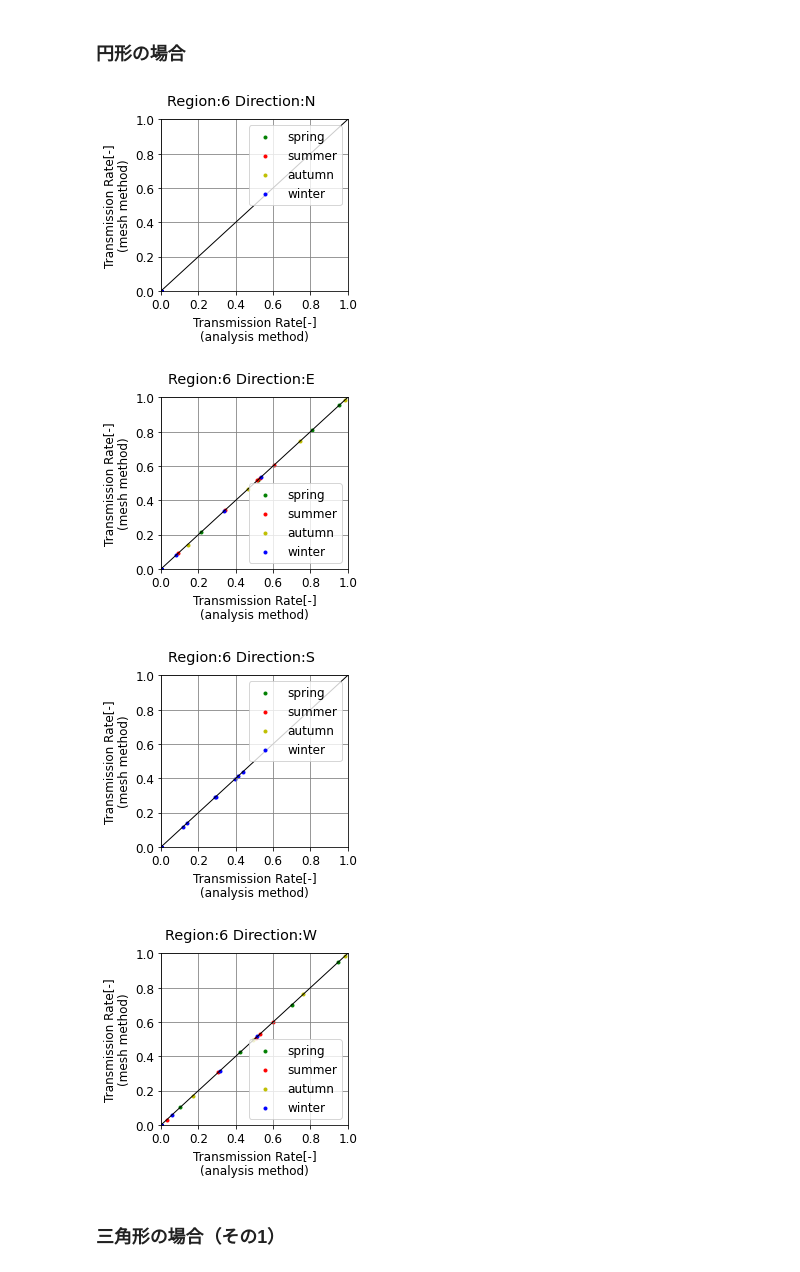
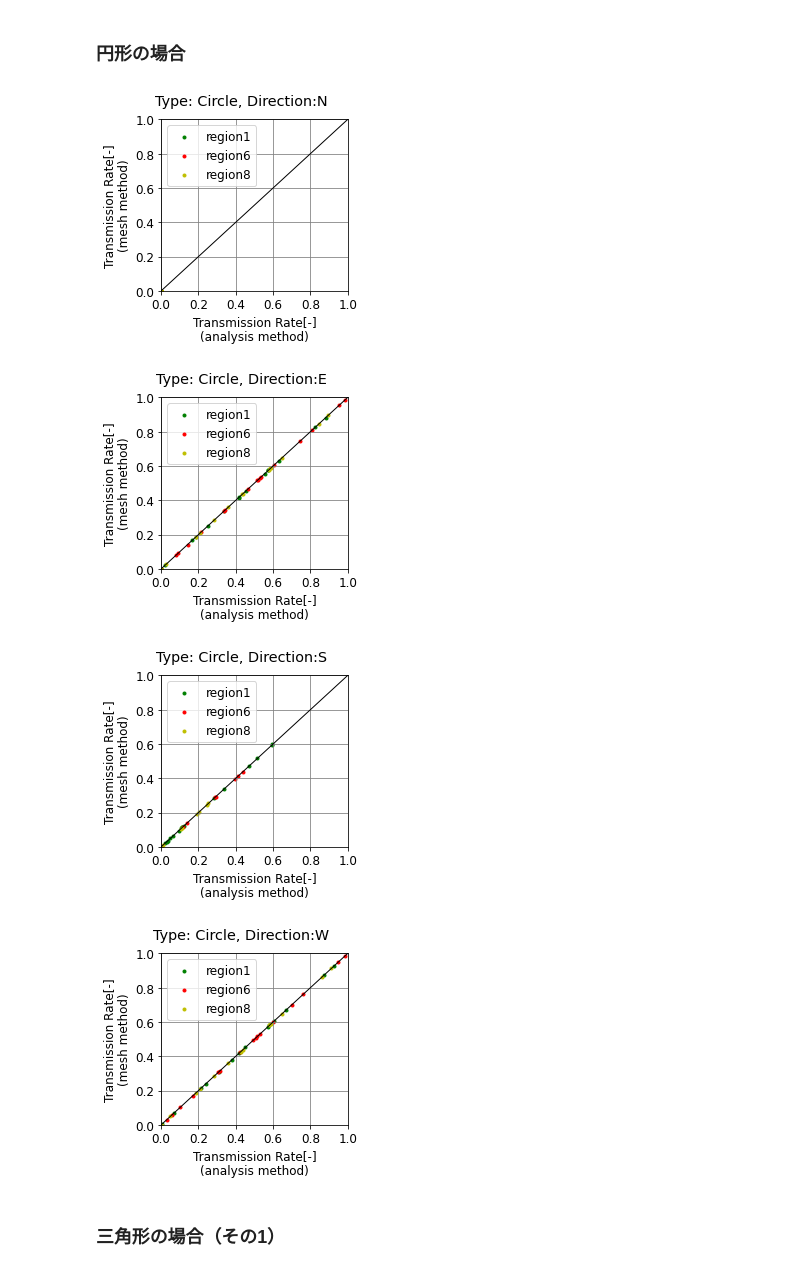
Before and after one commit to BRI-EES-House/03_hana_block, a Jupyter notebook: hana_block_compare_calc_mode.ipynb, the cells around one changed output. Drawn from its saved outputs; the diff is of its cells as text; code cells hidden in the pictures.

```diff
--- a/hana_block_compare_calc_mode.ipynb
+++ b/hana_block_compare_calc_mode.ipynb
@@ -125,18 +121,12 @@ case_name = '01'
 # 方位ループ
 for direction in directions.keys():
 
-    # CSVファイルを読み込む（真値）
-    file_name = 'result' + '/' + calc_mode_x + '_case' + case_name + '_' + 'region' + str(region) + '_' + direction
-    df_x = pd.read_csv(file_name + '.csv', index_col=0, encoding="shift-jis")
-
-    # CSVファイルを読み込む（比較値）
-    file_name = 'result' + '/' + calc_mode_y + '_case' + case_name + '_' + 'region' + str(region) + '_' + direction
-    df_y = pd.read_csv(file_name + '.csv', index_col=0, encoding="shift-jis")
-
     # グラフ描画
-    setPltScatter(df_x = df_x,
-                  df_y = df_y,
-                  fig_title = 'Region:' + str(region) + ' Direction:' + direction,
+    setPltScatter(case_name=case_name,
+                  direction=direction,
+                  calc_mode_x=calc_mode_x,
+                  calc_mode_y=calc_mode_y,
+                  fig_title = 'Type: Square, Direction:' + direction,
                   x_label = 'Transmission Rate[-]\n(' + calc_mode_x + " method)",
                   y_label = 'Transmission Rate[-]\n(' + calc_mode_y + " method)",
                   x_data_name = "時",
@@ -145,7 +135,6 @@ for direction in directions.keys():
                   xlim_max = 1.0,
                   ylim_min = 0.0,
                   ylim_max = 1.0,
-                  file_name = 'compare_result_case' + case_name + '_'
-                                  + 'region' + str(region) + '_' + direction + '.png'
+                  file_name = 'compare_result_case' + case_name + '_' + direction + '.png'
                  )
 # %% [output]
@@ -158,37 +147,30 @@ for direction in directions.keys():
 # %%
 case_name = '02'
 
 # 方位ループ
 for direction in directions.keys():
 
-    # CSVファイルを読み込む（真値）
-    file_name = 'result' + '/' + calc_mode_x + '_case' + case_name + '_' + 'region' + str(region) + '_' + direction
-    df_x = pd.read_csv(file_name + '.csv', index_col=0, encoding="shift-jis")
-
-    # CSVファイルを読み込む（比較値）
-    file_name = 'result' + '/' + calc_mode_y + '_case' + case_name + '_' + 'region' + str(region) + '_' + direction
-    df_y = pd.read_csv(file_name + '.csv', index_col=0, encoding="shift-jis")
-
     # グラフ描画
-    setPltScatter(df_x = df_x,
-                  df_y = df_y,
-                  fig_title = 'Region:' + str(region) + ' Direction:' + direction,
+    setPltScatter(case_name=case_name,
+                  direction=direction,
+                  calc_mode_x=calc_mode_x,
+                  calc_mode_y=calc_mode_y,
+                  fig_title = 'Type: Circle, Direction:' + direction,
                   x_label = 'Transmission Rate[-]\n(' + calc_mode_x + " method)",
                   y_label = 'Transmission Rate[-]\n(' + calc_mode_y + " method)",
                   x_data_name = "時",
                   y_data_name = "direct_transmission_rate",
                   xlim_min = 0.0,
                   xlim_max = 1.0,
                   ylim_min = 0.0,
                   ylim_max = 1.0,
-                  file_name = 'compare_result_case' + case_name + '_'
-                                  + 'region' + str(region) + '_' + direction + '.png'
+                  file_name = 'compare_result_case' + case_name + '_' + direction + '.png'
                  )
 # %% [output]
-[figure, old version]
+[figure, new version]
-[figure, old version]
+[figure, new version]
-[figure, old version]
+[figure, new version]
-[figure, old version]
+[figure, new version]
 # %% [markdown]
 ### 三角形の場合（その1）
 # %%
```
Also changed, not shown: parts of 6 cells of this notebook.
